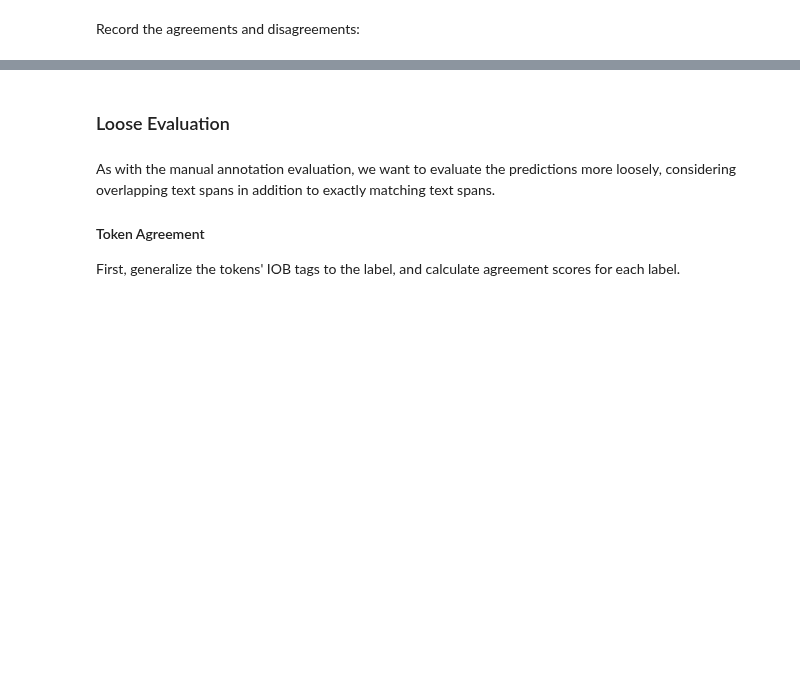
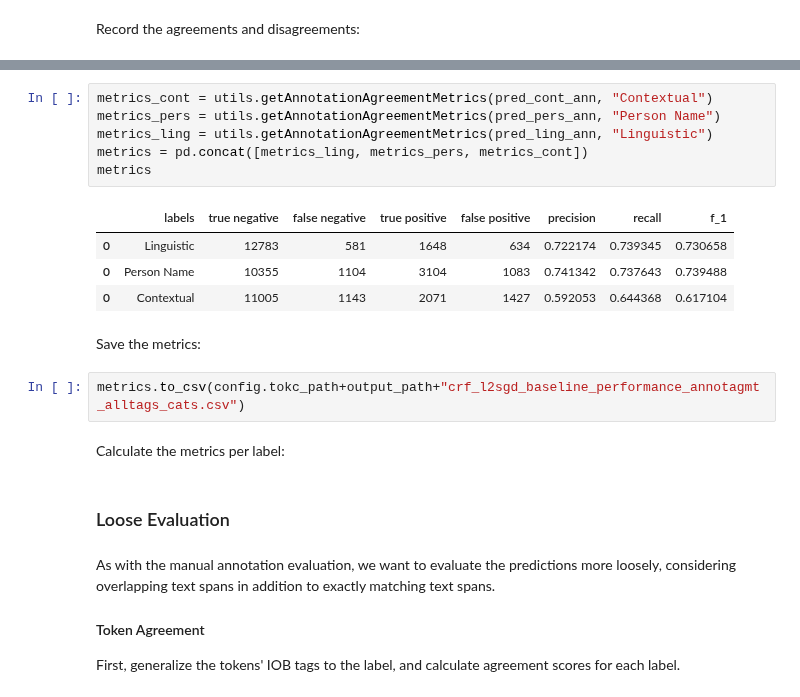
Before and after one commit to thegoose20/gender-bias, a Jupyter notebook: token_classification/BaselineSequenceClassifiers_LabelsCustomFastText.ipynb, the cells around one changed output, grey strips where cells are left out. Drawn from its saved outputs; the diff is of its cells as text; blank space fills up the shorter version.

```diff
--- a/token_classification/BaselineSequenceClassifiers_LabelsCustomFastText.ipynb
+++ b/token_classification/BaselineSequenceClassifiers_LabelsCustomFastText.ipynb
@@ -1986,3 +1980,20 @@ def getAnnotAgmtAndMatchTypes(df, pred_col, exp_col): #, label_to_category):
+# %%
+metrics_cont = utils.getAnnotationAgreementMetrics(pred_cont_ann, "Contextual")
+metrics_pers = utils.getAnnotationAgreementMetrics(pred_pers_ann, "Person Name")
+metrics_ling = utils.getAnnotationAgreementMetrics(pred_ling_ann, "Linguistic")
+metrics = pd.concat([metrics_ling, metrics_pers, metrics_cont])
+metrics
+# %% [output]
+|  | labels | true negative | false negative | true positive | false positive | precision | recall | f_1 |
+| 0 | Linguistic | 12783 | 581 | 1648 | 634 | 0.722174 | 0.739345 | 0.730658 |
+| 0 | Person Name | 10355 | 1104 | 3104 | 1083 | 0.741342 | 0.737643 | 0.739488 |
+| 0 | Contextual | 11005 | 1143 | 2071 | 1427 | 0.592053 | 0.644368 | 0.617104 |
+# %% [markdown]
+Save the metrics:
+# %%
+metrics.to_csv(config.tokc_path+output_path+"crf_l2sgd_baseline_performance_annotagmt_alltags_cats.csv")
+# %% [markdown]
+Calculate the metrics per label:
 # %% [markdown]
 ### Loose Evaluation
 # %% [markdown]
```
Also changed, not shown: parts of 14 cells of this notebook, 5 other files.
